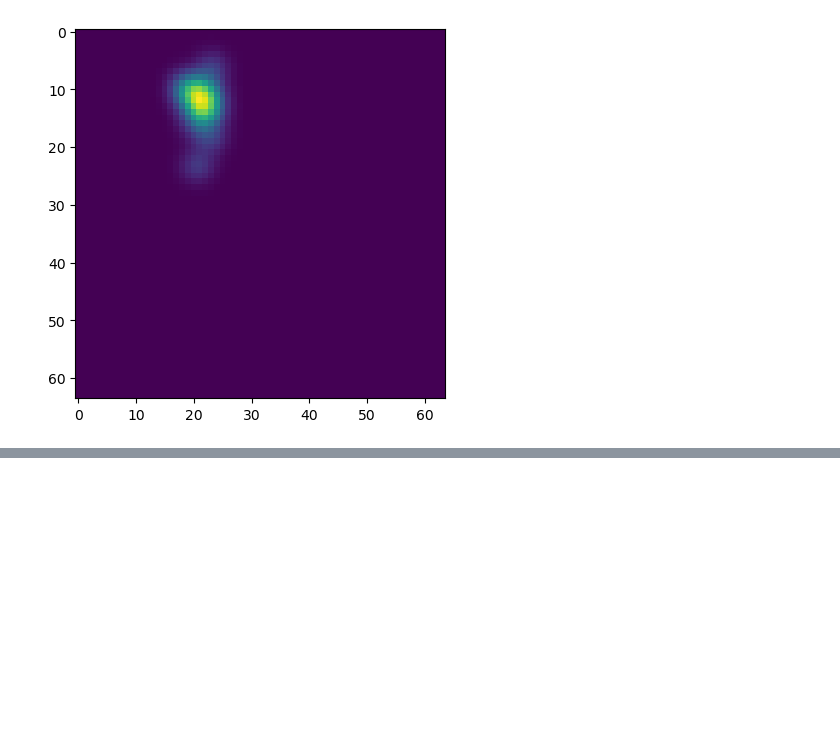
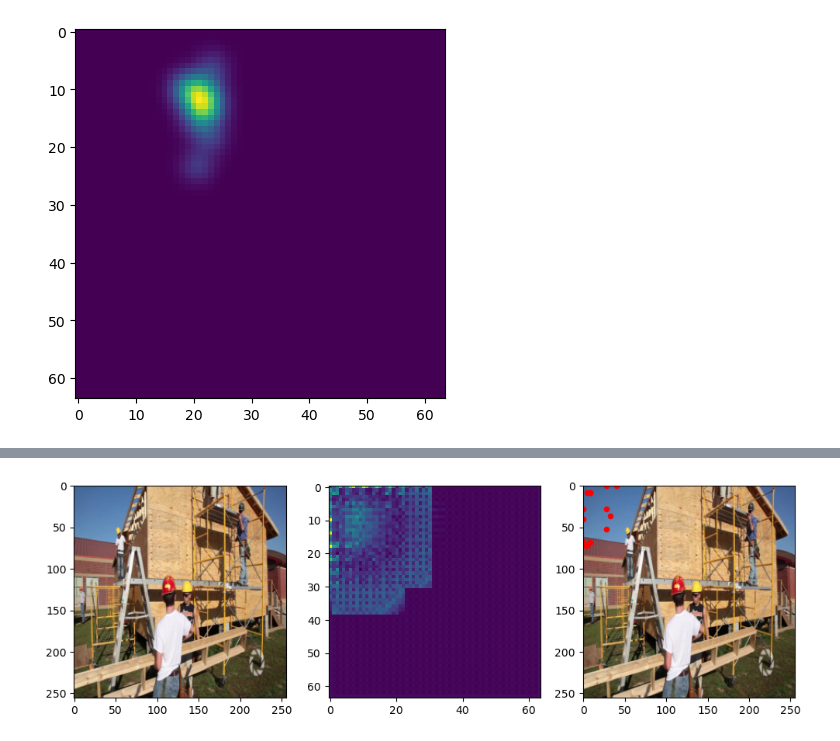
Before and after one commit to BombasticFantastik/CustomPoseEstimator, a Jupyter notebook: main.ipynb, the cells around one changed output, grey strips where cells are left out. Cells and saved outputs as stored; diff of their text form; code cells hidden in the pictures; blank space fills up the shorter version.

```diff
--- a/main.ipynb
+++ b/main.ipynb
@@ -156,0 +156,40 @@ RuntimeError: Expected all tensors to be on the same device, but found at least
+# %%
+def get_keypoints_from_heatmaps(heatmap):
+    c,h,w=heatmap.shape
+    resh_heatmap=heatmap.reshape(c,-1)
+    max_idx=resh_heatmap.argmax(dim=1)
+    pred_x=(max_idx%w).float()
+    pred_y=(max_idx//w).float()
+    return pred_x,pred_y
+# %%
+def show_result(img,heatmap):
+    img=img.permute(1,2,0).detach().cpu().numpy()
+    full_heatmap=torch.max(heatmap,dim=0)[0].detach().cpu().numpy()
+
+    px,py=get_keypoints_from_heatmaps(heatmap)
+
+    #масштабирование
+    scale=img.shape[0]/heatmap.shape[1]#хз
+    px *=scale
+    py *=scale
+
+    plt.figure(figsize=(12,4))
+
+    #1
+    plt.subplot(1,3,1)
+    plt.imshow(img)
+    #2
+    plt.subplot(1,3,2)
+    plt.imshow(full_heatmap)
+    #3
+    plt.subplot(1,3,3)
+    plt.imshow(img)
+    plt.scatter(px.cpu().numpy(),py.cpu().numpy(),c='red',s=20)
+# %%
+for batch in pose_dataloader:
+    pred=model(batch['img'].to(device))
+    show_result(batch['img'][0],pred[0])
+# %%
+show_result(img[0],pred[0])
+# %% [output]
+[figure, added]
```
Also changed, not shown: parts of 2 cells of this notebook.
